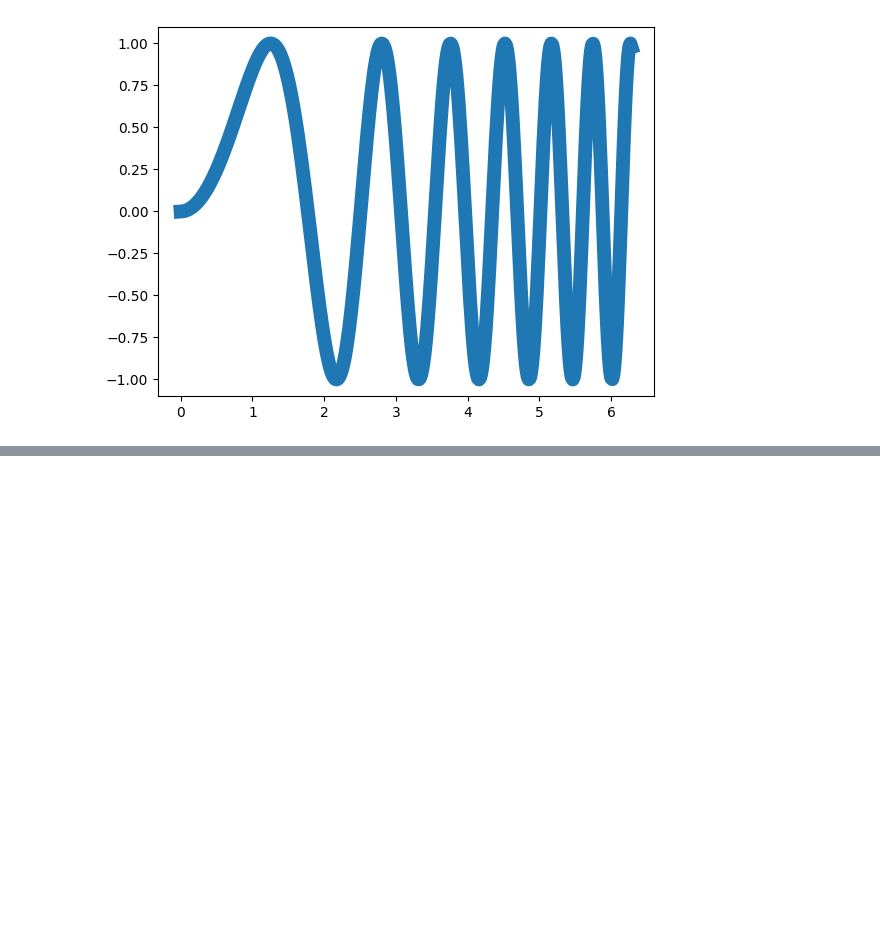
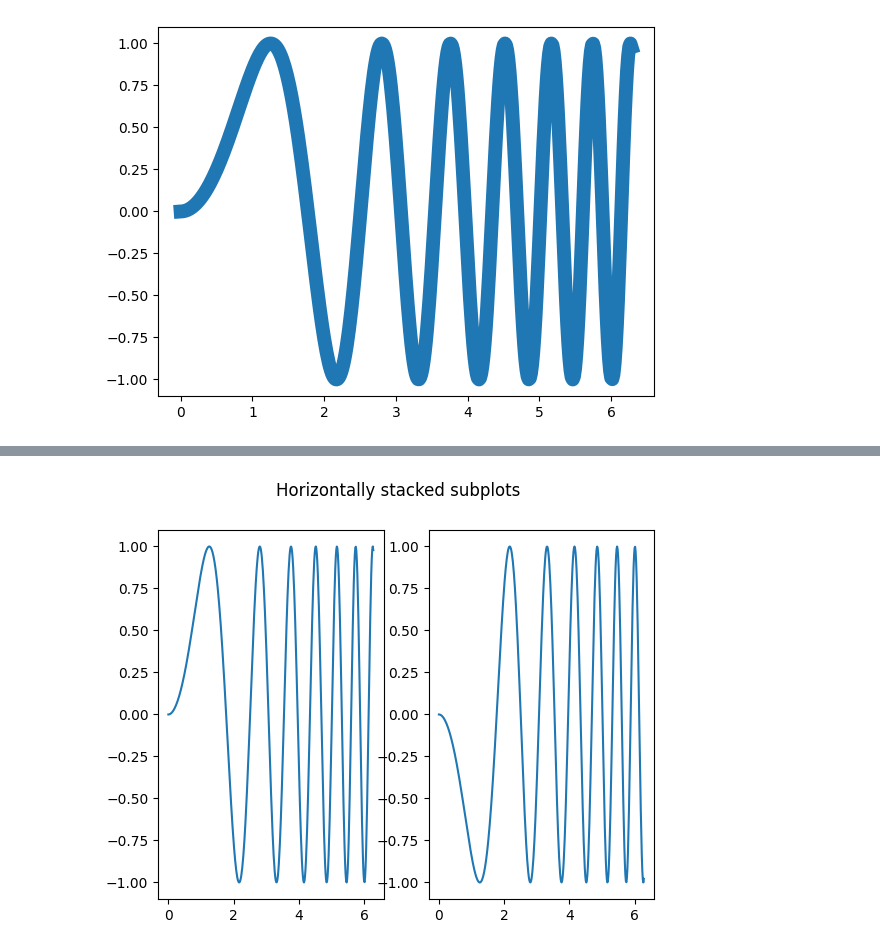
Before and after one commit to VentsislavVR/Jupyter-Notebook-Mastery-SoftUni, a Jupyter notebook: 05.Principles_matplotlib/demo.ipynb, the cells around one changed output, grey strips where cells are left out. Drawn from its saved outputs; the diff is of its cells as text; code cells hidden in the pictures; blank space fills up the shorter version.

```diff
--- a/05.Principles_matplotlib/demo.ipynb
+++ b/05.Principles_matplotlib/demo.ipynb
@@ -78,0 +108,8 @@ plt.show()
+# %%
+fig,(ax1,ax2) = plt.subplots(1,2) # with unpacking
+fig.suptitle('Horizontally stacked subplots')
+ax1.plot(x,y)
+ax2.plot(x,-y)
+plt.show()
+# %% [output]
+[figure, added]
```
Also changed, not shown: parts of 13 cells of this notebook.
